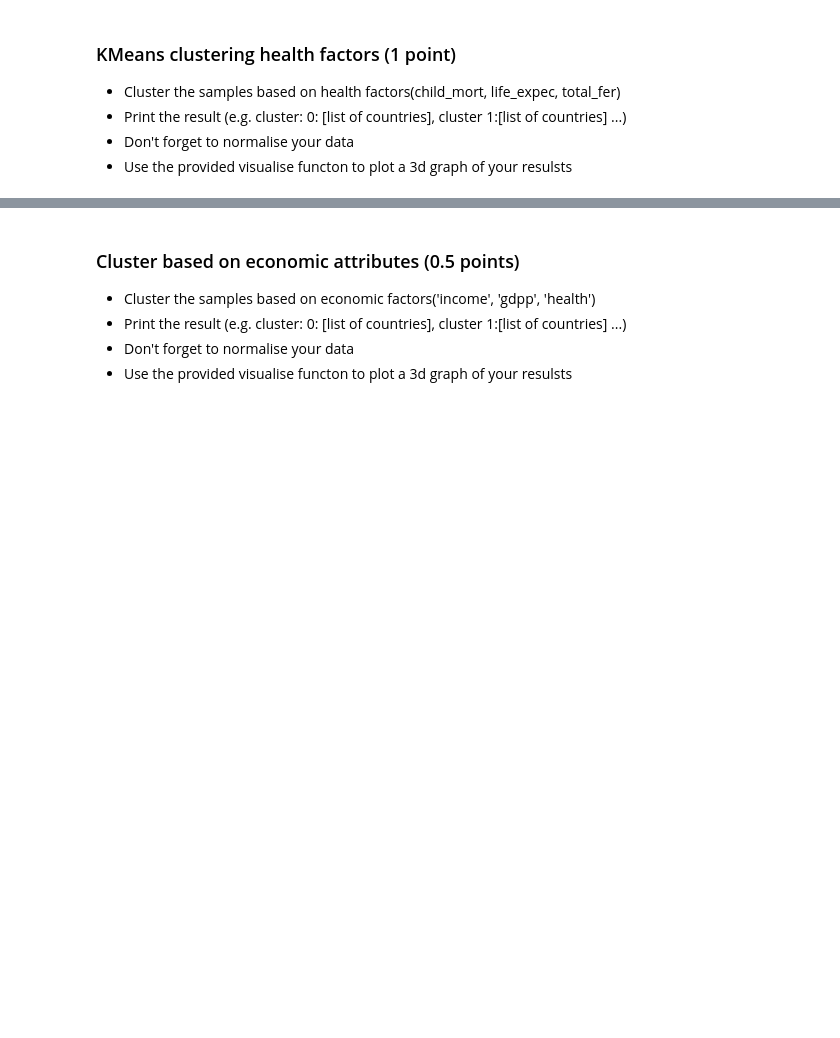
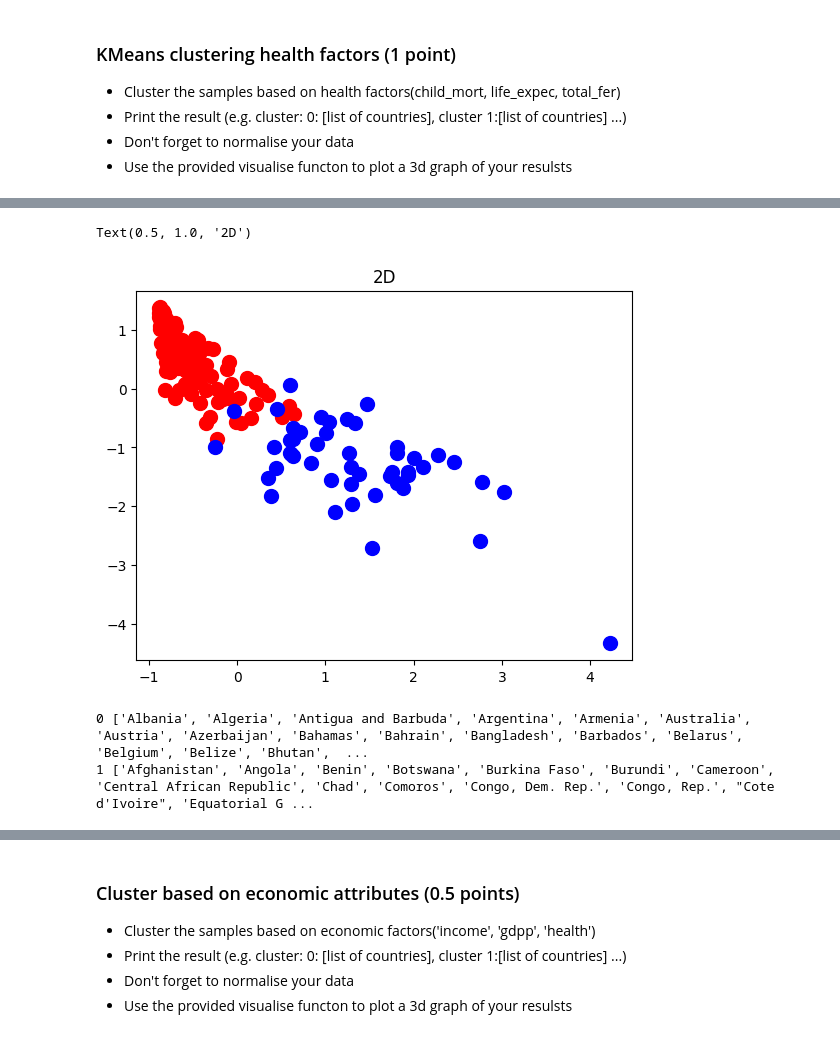
Before and after one commit to tunayildizuzh/MachineLearningforSciences, a Jupyter notebook: Labs/Lab4.ipynb, the cells around one changed output, grey strips where cells are left out. Cells and saved outputs as stored; diff of their text form; code cells hidden in the pictures; blank space fills up the shorter version.

```diff
--- a/Labs/Lab4.ipynb
+++ b/Labs/Lab4.ipynb
@@ -325,0 +355,4 @@ max    104.000000   82.800000    7.490000  105000.000000  >
+# %%
+kmeans = KMeans(n_clusters=2, init='k-means++')
+
+y_kmeans = kmeans.fit_predict(df_health)
@@ -326,3 +370,11 @@ max    104.000000   82.800000    7.490000  105000.000000  >
+# %%
+plt.scatter(df_health[y_kmeans == 0, 0], df_health[y_kmeans == 0, 1], s = 100, c = 'red', label = 'Cluster 1')
+plt.scatter(df_health[y_kmeans == 1, 0], df_health[y_kmeans == 1, 1], s = 100, c = 'blue', label = 'Cluster 2')
+plt.scatter(df_health[y_kmeans == 2, 0], df_health[y_kmeans == 2, 1], s = 100, c = 'green', label = 'Cluster 3')
+plt.title('2D')
+# %% [output]
+Text(0.5, 1.0, '2D')
+[figure, added]
 # %%
 def visualise(data, idx):
     fig = plt.figure()
@@ -336,0 +387,7 @@ visualise(X_health, y_kmeans_health)
+# %%
+for i in range(0, kmeans.n_clusters):
+    country_ = df_country[y_kmeans == i]['country'].to_list()
+    print(i, country_)
+# %% [output]
+0 ['Albania', 'Algeria', 'Antigua and Barbuda', 'Argentina', 'Armenia', 'Australia', 'Austria', 'Azerbaijan', 'Bahamas', 'Bahrain', 'Bangladesh', 'Barbados', 'Belarus', 'Belgium', 'Belize', 'Bhutan',  ...
+1 ['Afghanistan', 'Angola', 'Benin', 'Botswana', 'Burkina Faso', 'Burundi', 'Cameroon', 'Central African Republic', 'Chad', 'Comoros', 'Congo, Dem. Rep.', 'Congo, Rep.', "Cote d'Ivoire", 'Equatorial G ...
```
Also changed, not shown: parts of 30 cells of this notebook.
